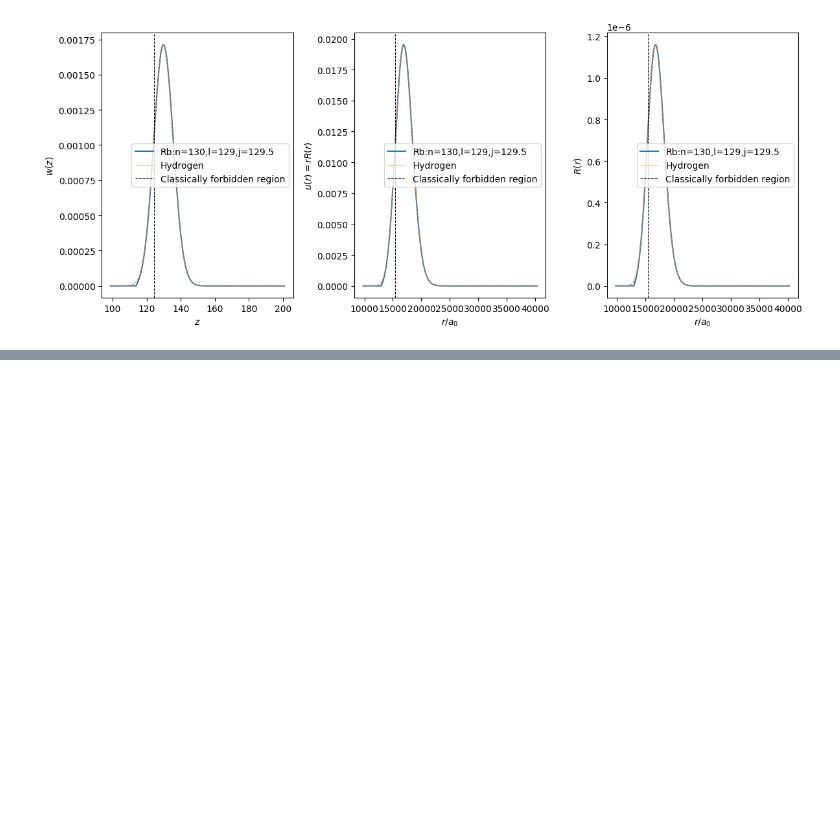
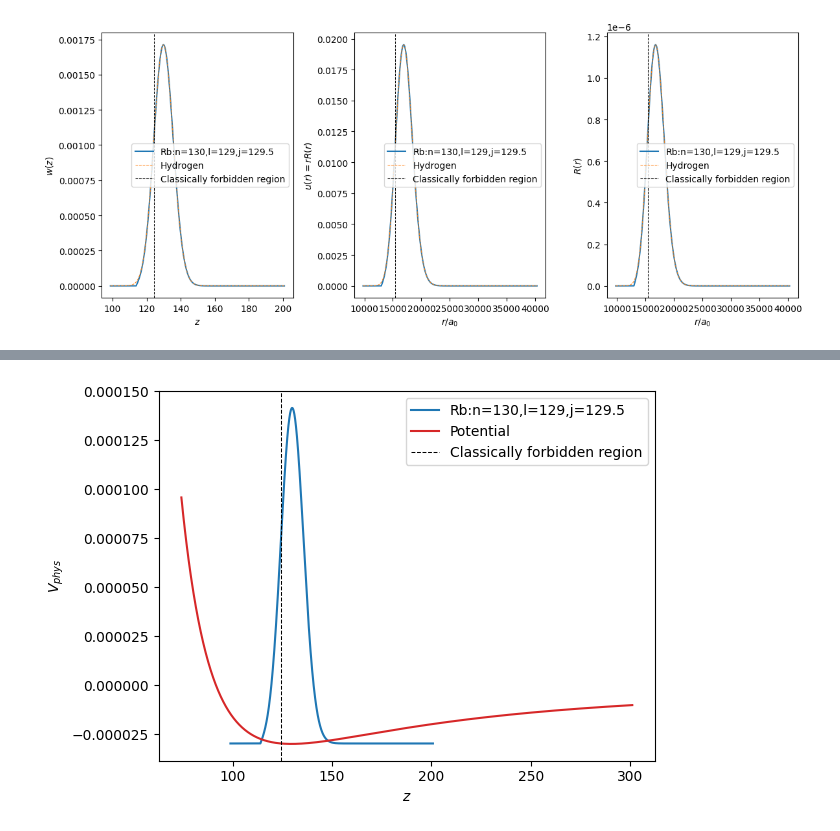
Before and after one commit to pairinteraction/ryd-numerov, a Jupyter notebook: docs/examples/rubidium_wavefunction.ipynb, the cells around one changed output, grey strips where cells are left out. Drawn from its saved outputs; the diff is of its cells as text; code cells hidden in the pictures; blank space fills up the shorter version.

```diff
--- a/docs/examples/rubidium_wavefunction.ipynb
+++ b/docs/examples/rubidium_wavefunction.ipynb
@@ -87,2 +90,18 @@ print(f"Hydrogen energy: {hydrogen.energy}")
 Rb energy: -2.9585607212803095e-05
 Hydrogen energy: -2.9585798816568047e-05
+# %%
+fig, ax = plt.subplots()
+
+scale = 0.1
+
+ax.plot(atom.z_list, atom.w_list * scale + atom.energy, "C0-", label=label)
+ax.plot(new_z_list, atom_V_phys, "C3-", label="Potential")
+ax.set_xlabel(r"$z$")
+ax.set_ylabel(r"$V_{phys}$")
+
+
+ax.axvline(classical_zmin, color="k", ls="--", lw=0.75, label="Classically forbidden region")
+ax.legend()
+plt.show()
+# %% [output]
+[figure, added]
```
Also changed, not shown: parts of 3 cells of this notebook, 2 other files.
